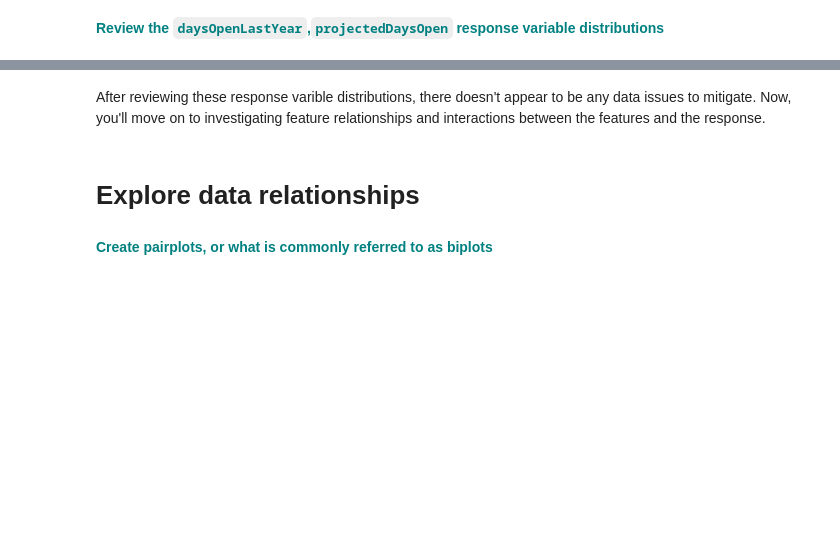
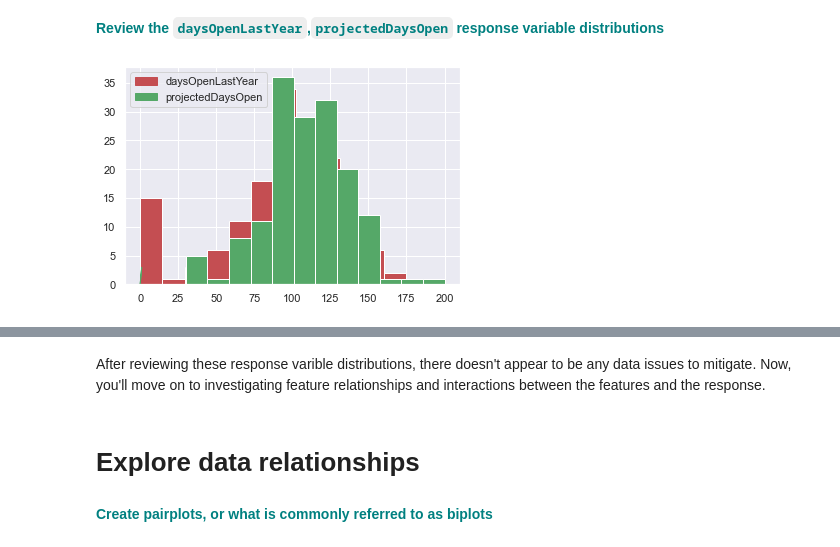
Before and after one commit to shai1esh03/GuidedCapstone, a Jupyter notebook: DataWrangling/Notebook_stepthree.ipynb, the cells around one changed output, grey strips where cells are left out. Drawn from its saved outputs; the diff is of its cells as text; code cells hidden in the pictures; blank space fills up the shorter version.

```diff
--- a/DataWrangling/Notebook_stepthree.ipynb
+++ b/DataWrangling/Notebook_stepthree.ipynb
@@ -277,12 +324,14 @@ df['AdultWeekend'].isnull().sum(), df['AdultWeekday'].isnull().sum()
 # %% [markdown]
 <font color='teal'>**Review the `daysOpenLastYear`,`projectedDaysOpen` response variable distributions**</font>
 # %%
-n_bins2 = int(np.sqrt(len(df['daysOpenLastYear'])))
-df['daysOpenLastYear'].hist(bins=n_bins2, color='r')
-n_bins3 = int(np.sqrt(len(df['projectedDaysOpen'])))
-df['projectedDaysOpen'].hist(bins=n_bins3, color='g')
+n_bins2 = int(np.sqrt(len(df_out['daysOpenLastYear'])))
+df_out['daysOpenLastYear'].hist(bins=n_bins2, color='r')
+n_bins3 = int(np.sqrt(len(df_out['projectedDaysOpen'])))
+df_out['projectedDaysOpen'].hist(bins=n_bins3, color='g')
 arr1 = plt.arrow(0,0, 3,1, head_width=0.2, color='r', length_includes_head=True)
 arr2 = plt.arrow(0,0, 1,3, head_width=0.2, color='g', length_includes_head=True)
 _ = plt.legend([arr1, arr2], ['daysOpenLastYear','projectedDaysOpen'])
 plt.show()
+# %% [output]
+[figure, added]
 # %%
```
Also changed, not shown: parts of 36 cells of this notebook, 2 other files.
